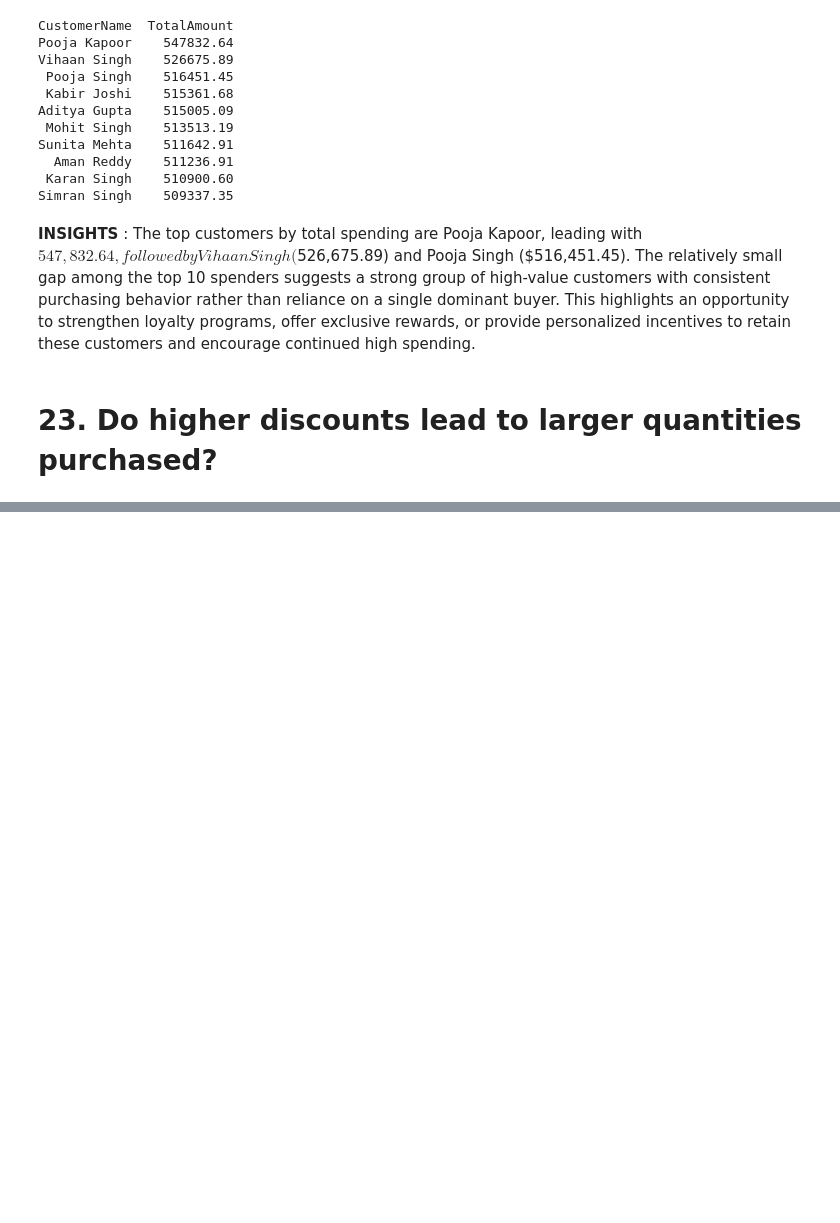
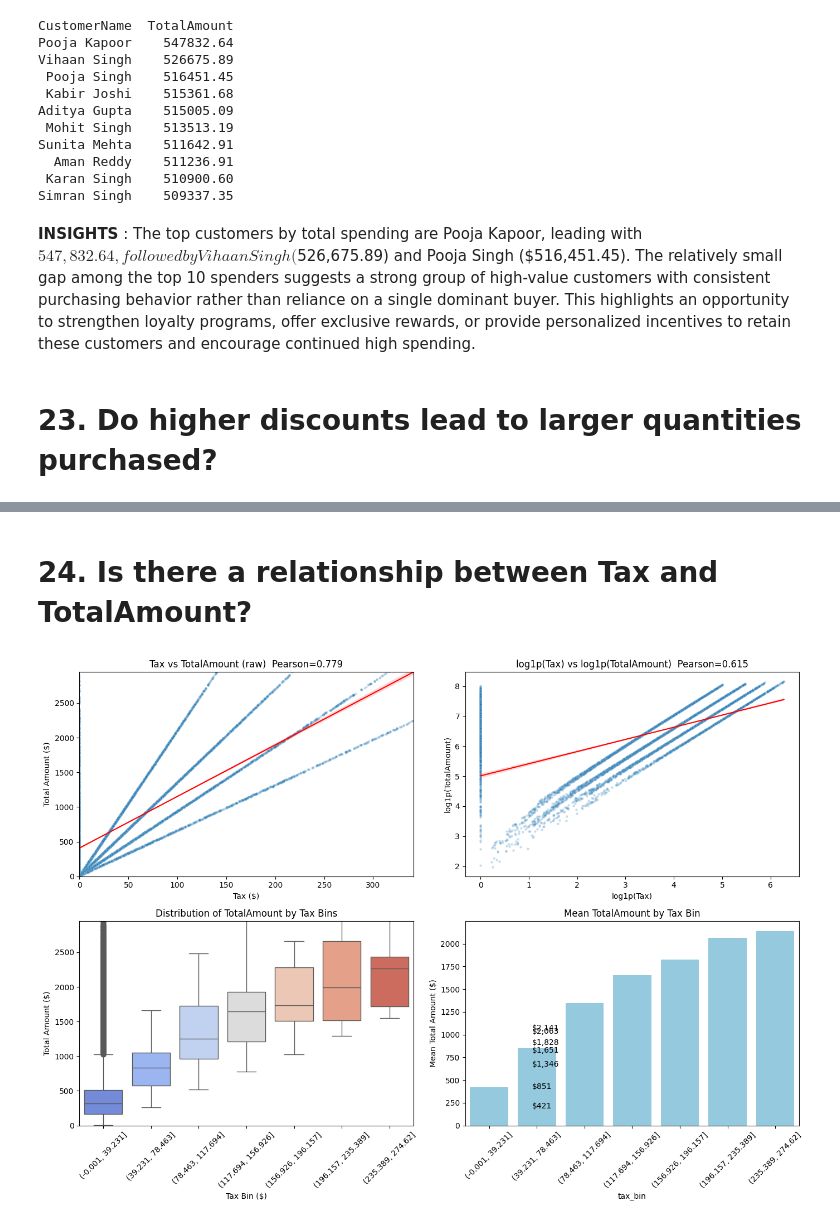
Before and after one commit to bsit2c2025/itcs204_finalsproject_agawin, a Jupyter notebook: MPDA_Agawin.ipynb, the cells around one changed output, grey strips where cells are left out. Drawn from its saved outputs; the diff is of its cells as text; code cells hidden in the pictures; blank space fills up the shorter version.

```diff
--- a/MPDA_Agawin.ipynb
+++ b/MPDA_Agawin.ipynb
@@ -1070,0 +1125,76 @@ Simran Singh    509337.35
+# %% [markdown]
+# 24. Is there a relationship between Tax and TotalAmount?
+# %%
+# Tax vs TotalAmount relationship visualization
+df_tax = amazondata[['Tax', 'TotalAmount']].dropna().copy()
+df_tax = df_tax[df_tax['Tax'] >= 0]  # ensure non-negative
+
+# Correlations
+pearson_tax = df_tax['Tax'].corr(df_tax['TotalAmount'])
+spearman_tax = df_tax['Tax'].corr(df_tax['TotalAmount'], method='spearman')
+df_tax['log_Tax'] = np.log1p(df_tax['Tax'])
+df_tax['log_Total'] = np.log1p(df_tax['TotalAmount'])
+log_pearson = df_tax['log_Tax'].corr(df_tax['log_Total'])
+
+# sampling for scatter plots
+sample = df_tax.sample(n=min(len(df_tax), 10000), random_state=42)
+
+# axis limits to reduce outlier influence
+xlim = df_tax['Tax'].quantile(0.99)
+ylim = df_tax['TotalAmount'].quantile(0.99)
+
+# bins for binned analysis
+bins = np.linspace(0, df_tax['Tax'].quantile(0.975), 8)
+df_tax['tax_bin'] = pd.cut(df_tax['Tax'], bins=bins, include_lowest=True)
+agg = df_tax.groupby('tax_bin').agg(
+    MeanTotal=('TotalAmount','mean'),
+    MedianTotal=('TotalAmount','median'),
+    Count=('TotalAmount','count')
+).reset_index()
+
+# Plot
+plt.figure(figsize=(14,10))
+
+plt.subplot(2,2,1)
+sns.scatterplot(data=sample, x='Tax', y='TotalAmount', alpha=0.25, s=10)
+sns.regplot(data=sample, x='Tax', y='TotalAmount', scatter=False, color='red', line_kws={'linewidth':1.5})
+plt.xlim(0, xlim)
+plt.ylim(0, ylim)
+plt.title(f'Tax vs TotalAmount (raw)  Pearson={pearson_tax:.3f}')
+plt.xlabel('Tax ($)')
+plt.ylabel('Total Amount ($)')
+
+plt.subplot(2,2,2)
+sns.scatterplot(data=sample, x='log_Tax', y='log_Total', alpha=0.25, s=10)
+sns.regplot(data=sample, x='log_Tax', y='log_Total', scatter=False, color='red', line_kws={'linewidth':1.5})
+plt.title(f'log1p(Tax) vs log1p(TotalAmount)  Pearson={log_pearson:.3f}')
+plt.xlabel('log1p(Tax)')
+plt.ylabel('log1p(TotalAmount)')
+
+plt.subplot(2,2,3)
+sns.boxplot(data=df_tax[df_tax['tax_bin'].notna()], x='tax_bin', y='TotalAmount', palette='coolwarm')
+plt.xticks(rotation=45)
+plt.ylim(0, ylim)
+plt.title('Distribution of TotalAmount by Tax Bins')
+plt.xlabel('Tax Bin ($)')
+plt.ylabel('Total Amount ($)')
+
+plt.subplot(2,2,4)
+sns.barplot(data=agg, x=agg['tax_bin'].astype(str), y='MeanTotal', color='skyblue')
+plt.xticks(rotation=45)
+plt.ylabel('Mean Total Amount ($)')
+plt.title('Mean TotalAmount by Tax Bin')
+for p in plt.gca().patches:
+    plt.gca().annotate(f'${p.get_height():,.0f}', (p.get_width(), p.get_y() + p.get_height()/2),
+                       xytext=(6,0), textcoords='offset points', va='center')
+
+plt.tight_layout()
+plt.show()
+
+print(f'Pearson (Tax vs TotalAmount): {pearson_tax:.3f}')
+print(f'Spearman (Tax vs TotalAmount): {spearman_tax:.3f}')
+print(f'Pearson (log-log): {log_pearson:.3f}')
+print('\nAggregated stats by Tax bin:')
+print(agg.to_string(index=False))
+# %% [output]
+[figure, added]
```
Also changed, not shown: parts of 6 cells of this notebook.
